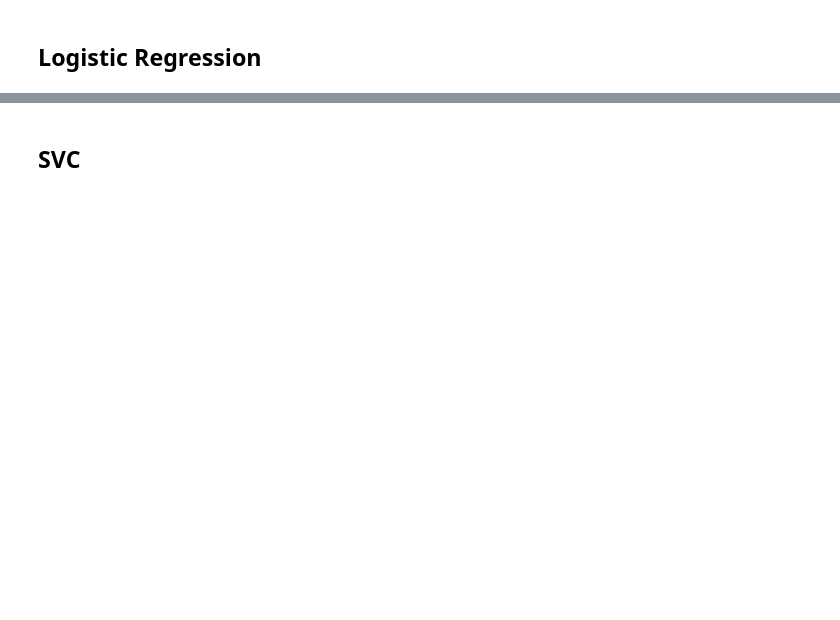
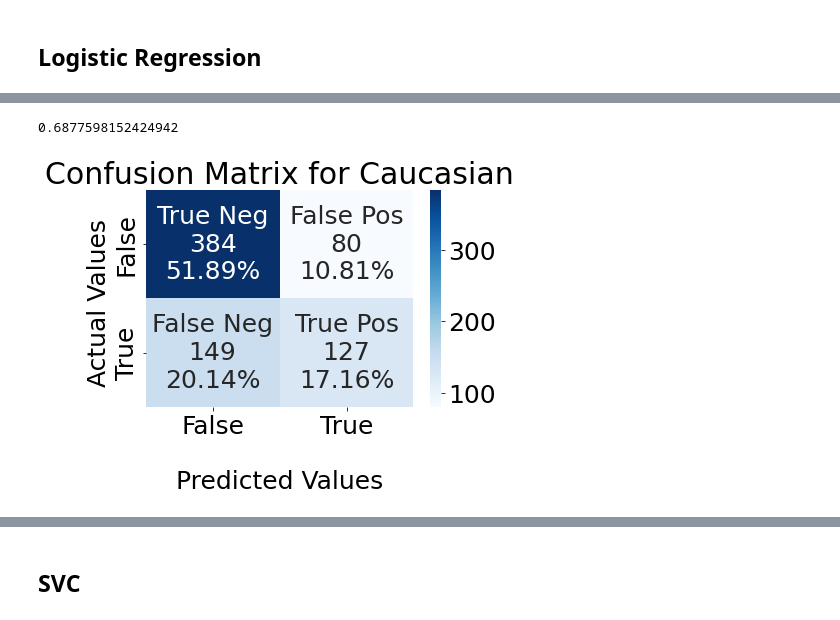
Before and after one commit to GuilhermeGPGil/ProPublica-COMPAS-Dataset-Analysis, a Jupyter notebook: Proj.ipynb, the cells around one changed output, grey strips where cells are left out. Drawn from its saved outputs; the diff is of its cells as text; code cells hidden in the pictures; blank space fills up the shorter version.

```diff
--- a/Proj.ipynb
+++ b/Proj.ipynb
@@ -329,3 +481,7 @@ Y = dfa_num["two_year_recid"]
 X = dfa_num.drop(columns="two_year_recid")
 
 X_train, X_test, y_train, y_test = train_test_split( X, Y, test_size=0.30, random_state=42)
+# %%
+# creating copies of data for confusion matricies
+cm_data = X_test
+cm_data["two_year_recid"] = y_test
@@ -340,4 +542,5 @@ clf.score(X_test,y_test)
 # %%
+# cross validation for logistic regression
 scores = []
 for c in np.arange (0.01, 1, 0.05):
     clf = LogisticRegression(random_state=0,C = c)
@@ -345,4 +548,8 @@ for c in np.arange (0.01, 1, 0.05):
     score = np.mean(cv["test_score"])
     scores.append([score,c])
 reg = max(scores)
-print(reg)
+clf = LogisticRegression(random_state=0,C = reg[1] ).fit(X_train, y_train)
+predictions = clf.predict(X_test)
+clf.score(X_test,y_test) # accuracy on test set
+# %% [output]
+0.6877598152424942
@@ -353,3 +556,37 @@ clf.score(X_test,y_test)
+# %%
+# confusion matrices for logistic regression
+cm_data["predictions"] = predictions # add the predictions to the table with data
+cm_data_caucasian = cm_data.loc[dfr['race'] == "Caucasian"]
+cm = confusion_matrix(cm_data_caucasian["two_year_recid"], cm_data_caucasian["predictions"])
+DisplayCM(cm, "Caucasian")
+
+# aux_df = dfr.loc[dfr['race'] == race]
+# DisplayCM(confusion_matrix(y_test, predictions), )
+#df_logreg = X_test[["two_year_recid","sex","race"]]
+
+# def is_recid(row):
+#    if(row["decile_score"] >= 5):
+#        return 1
+#    else:
+#        return 0
+
+#df_logreg['pred_log_reg'] = predictions
+# dfr.apply (lambda row: is_recid(row), axis=1)
+# dfr.head()
+
+
+
+# races = dfa["race"].unique().tolist()
+# genders = ["Male","Female"]
+# for race in races:
+#    aux_df = dfr.loc[dfr['race'] == race]
+#    makeCM(aux_df,race)
+
+# for sex in genders:
+#    aux_df = dfr.loc[dfr['sex'] == sex]
+#    makeCM(aux_df,sex)
+# %% [output]
+[figure, added]
 # %%
 importance = clf.coef_[0]
 # summarize feature importance
```
Also changed, not shown: parts of 30 cells of this notebook.
